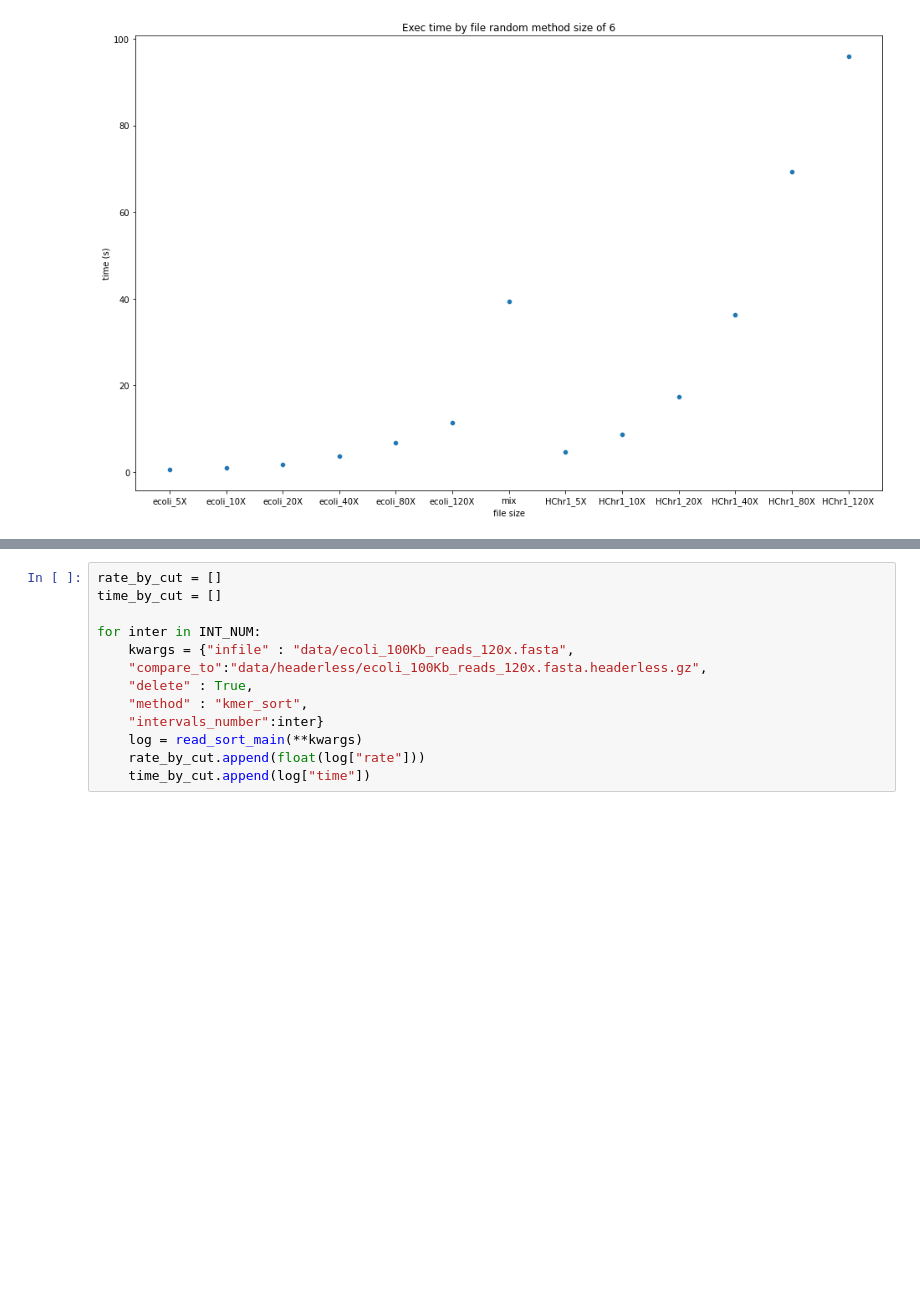
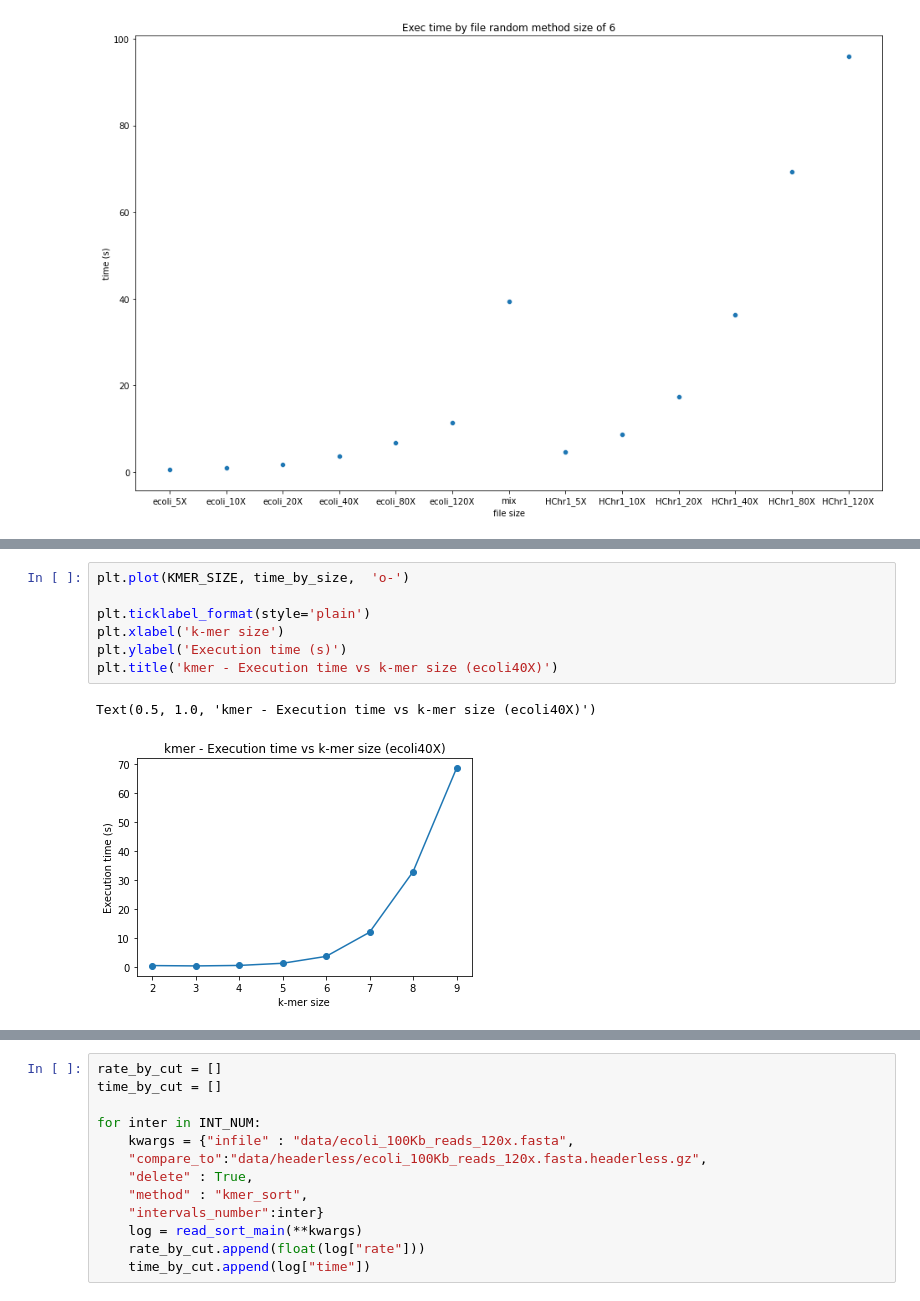
Before and after one commit to atoffano/reads-compression-optimization, a Jupyter notebook: kmer_log.ipynb, the cells around one changed output, grey strips where cells are left out. Saved outputs shown, nothing was run; the diff lists cells and outputs as text; blank space fills up the shorter version.

```diff
--- a/kmer_log.ipynb
+++ b/kmer_log.ipynb
@@ -168,0 +186,10 @@ Function 'sort_by_kmer' executed in 215.0600s
+# %%
+plt.plot(KMER_SIZE, time_by_size,  'o-')
+
+plt.ticklabel_format(style='plain')
+plt.xlabel('k-mer size')
+plt.ylabel('Execution time (s)')
+plt.title('kmer - Execution time vs k-mer size (ecoli40X)')
+# %% [output]
+Text(0.5, 1.0, 'kmer - Execution time vs k-mer size (ecoli40X)')
+[figure, added]
```
Also changed, not shown: parts of 5 cells of this notebook, 2 other files.
